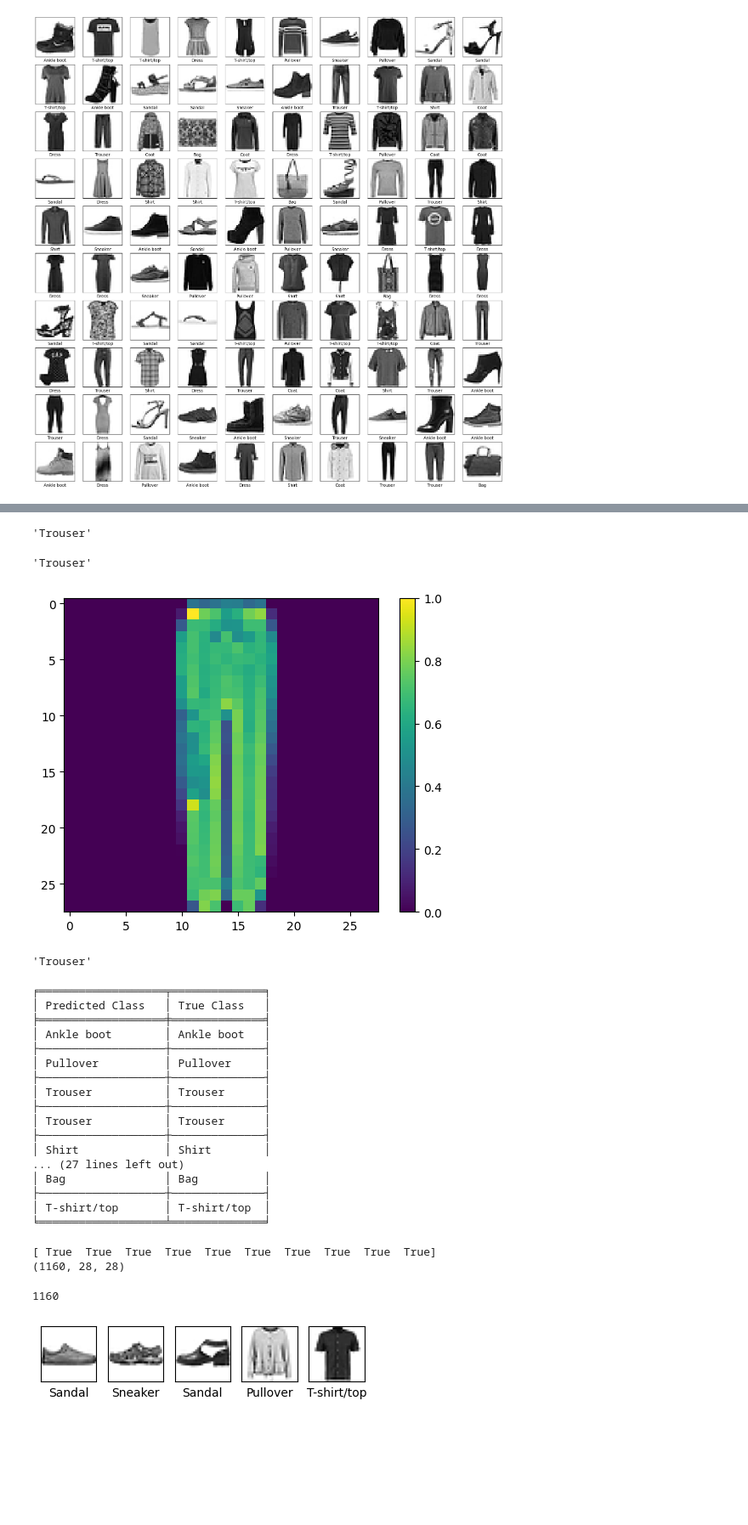
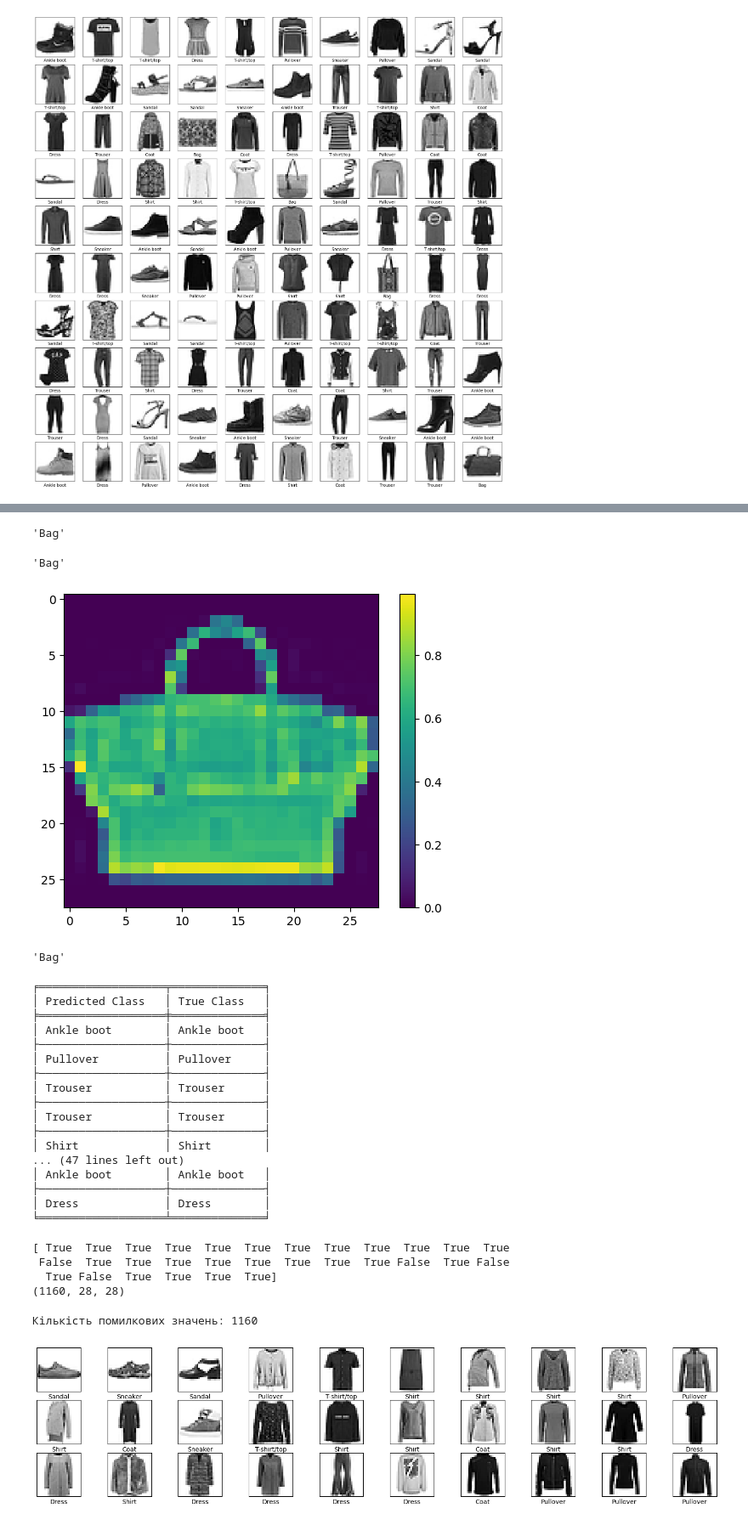
Before and after one commit to RostislavB74/NN_HW9, a Jupyter notebook: GoIT_HW_9.ipynb, the cells around one changed output, grey strips where cells are left out. Shown at 85% size. Cells and saved outputs as stored; diff of their text form; code cells hidden in the pictures; blank space fills up the shorter version.

```diff
--- a/GoIT_HW_9.ipynb
+++ b/GoIT_HW_9.ipynb
@@ -187,28 +188,28 @@ array([9.9999994e-01, 0.0000000e+00, 0.0000000e+00, 0.0000000e+00,
 # %%
-class_names[np.argmax(predictions[1000])]
+class_names[np.argmax(predictions[233])]
 # %% [output]
-'Trouser'
+'Bag'
 # %%
-class_names[y_train_1[1000]]
+class_names[y_train_1[233]]
 # %% [output]
-'Trouser'
+'Bag'
 # %%
 plt.figure()
-plt.imshow(x_train_1[1000])
+plt.imshow(x_train_1[233])
 plt.colorbar()
 plt.grid(False)
 # %% [output]
-[figure, old version]
+[figure, new version]
 # %%
-class_names[np.argmax(predictions[1000])]
+class_names[np.argmax(predictions[233])]
 # %% [output]
-'Trouser'
+'Bag'
 # %%
 from tabulate import tabulate
 
 # Prepare data for the table
 table_data = []
-for i in range(20):
+for i in range(30):
     predicted_class = predicted_class_names[i]
     true_class = true_class_names[i]
     if predicted_class != true_class:
@@ -231,34 +232,36 @@ print(tabulate(table_data, headers=["Predicted Class", "True Class"], tablefmt="
 │ Trouser           │ Trouser      │
 ├───────────────────┼──────────────┤
 │ Shirt             │ Shirt        │
-... (27 lines left out)
-│ Bag               │ Bag          │
+... (47 lines left out)
+│ Ankle boot        │ Ankle boot   │
 ├───────────────────┼──────────────┤
-│ T-shirt/top       │ T-shirt/top  │
+│ Dress             │ Dress        │
 ╘═══════════════════╧══════════════╛
 # %%
 mask=predictions_all==y_test_1
-print(mask[:10])
+print(mask[:30])
 x_false=x_test_1[~mask]
 y_false=predictions_all[~mask]
 print(x_false.shape)
 # %% [output]
-[ True  True  True  True  True  True  True  True  True  True]
+[ True  True  True  True  True  True  True  True  True  True  True  True
+ False  True  True  True  True  True  True  True  True False  True False
+  True False  True  True  True  True]
 (1160, 28, 28)
-# %%
-len(x_false)
-# %% [output]
-1160
+# %%
+print(f'Кількість помилкових значень: {len(x_false)}')
+# %% [output]
+Кількість помилкових значень: 1160
 # %%
-plt.figure(figsize=(10,10))
-for i in range(5):
+plt.figure(figsize=(20,15))
+for i in range(30):
   plt.subplot(10,10,i+1)
   plt.xticks([])
   plt.yticks([])
   plt.imshow(x_false[i], cmap=plt.cm.binary)
   plt.xlabel(class_names[y_false[i]])
 # %% [output]
-[figure, old version]
+[figure, new version]
 # %%
 import numpy as np
 
```
Also changed, not shown: parts of 8 cells of this notebook.
